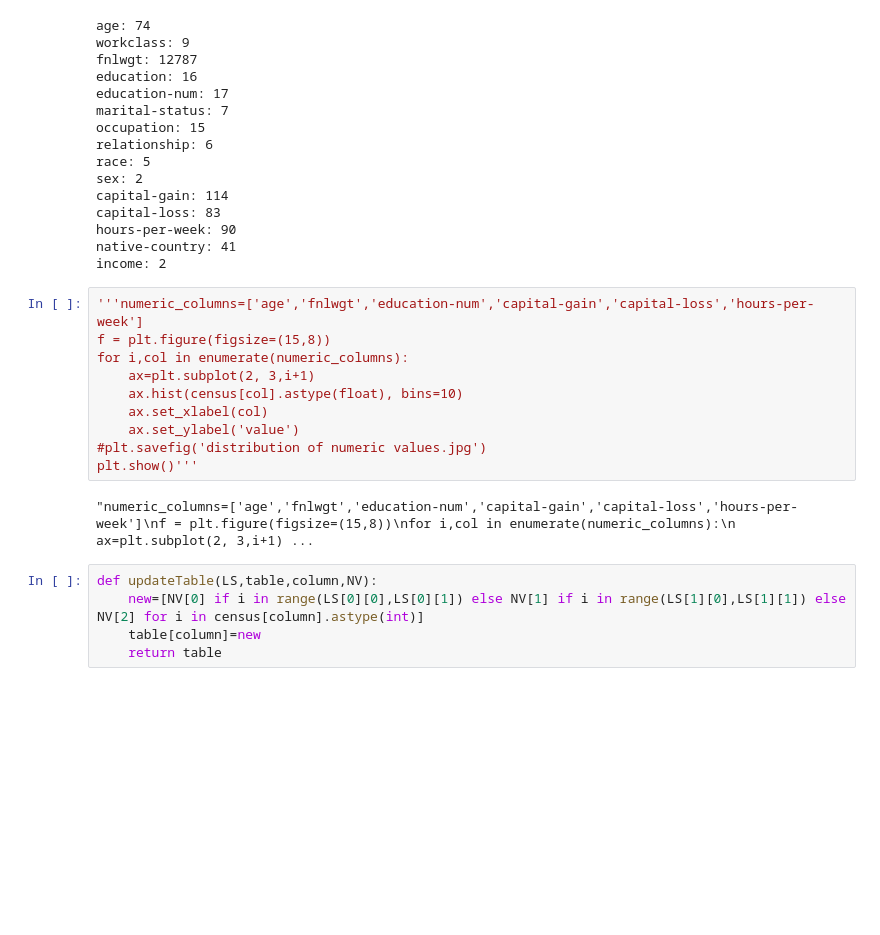
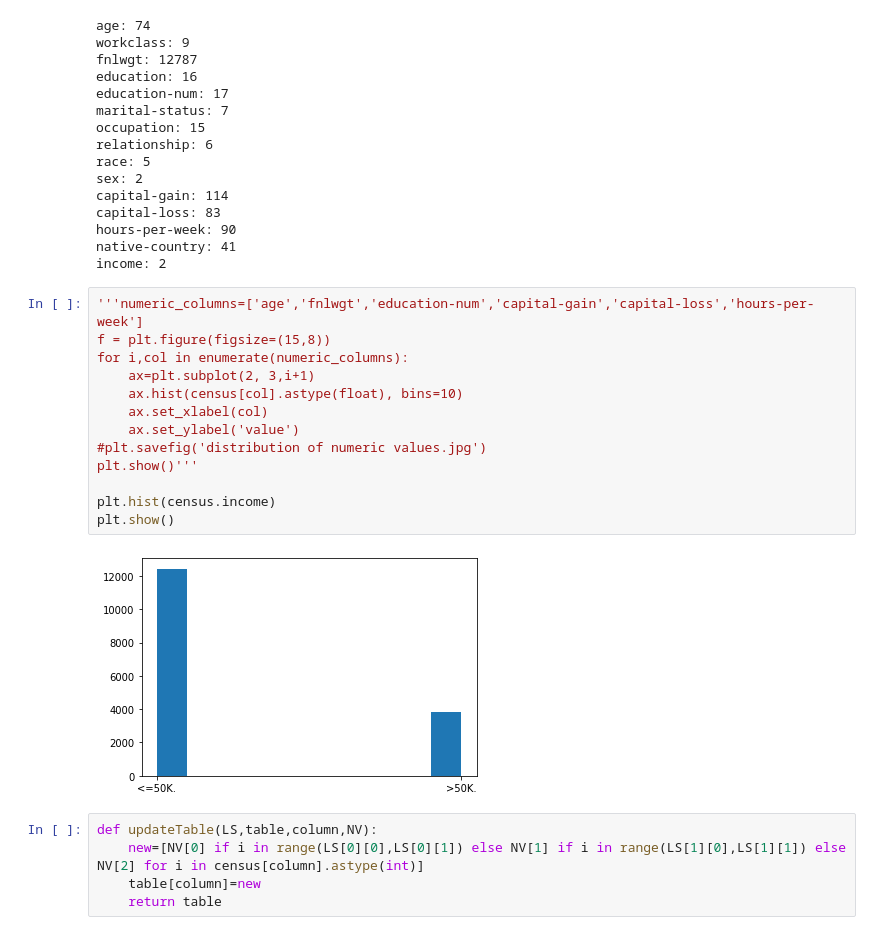
Before and after one commit to wlwlct/FP-and-APRIORI, a Jupyter notebook: Notebook Report.ipynb, the cells around one changed output. Cells and saved outputs as stored; diff of their text form; blank space fills up the shorter version.

```diff
--- a/Notebook Report.ipynb
+++ b/Notebook Report.ipynb
@@ -46,15 +46,18 @@ income: 2
 # %%
 '''numeric_columns=['age','fnlwgt','education-num','capital-gain','capital-loss','hours-per-week']
 f = plt.figure(figsize=(15,8))
 for i,col in enumerate(numeric_columns):
     ax=plt.subplot(2, 3,i+1)
     ax.hist(census[col].astype(float), bins=10)
     ax.set_xlabel(col)
     ax.set_ylabel('value')
 #plt.savefig('distribution of numeric values.jpg')
 plt.show()'''
+
+plt.hist(census.income)
+plt.show()
 # %% [output]
-"numeric_columns=['age','fnlwgt','education-num','capital-gain','capital-loss','hours-per-week']\nf = plt.figure(figsize=(15,8))\nfor i,col in enumerate(numeric_columns):\n    ax=plt.subplot(2, 3,i+1) ...
+[figure, added]
 # %%
 def updateTable(LS,table,column,NV):
     new=[NV[0] if i in range(LS[0][0],LS[0][1]) else NV[1] if i in range(LS[1][0],LS[1][1]) else NV[2] for i in census[column].astype(int)]
```
Also changed, not shown: parts of 17 cells of this notebook, 1 other file.
